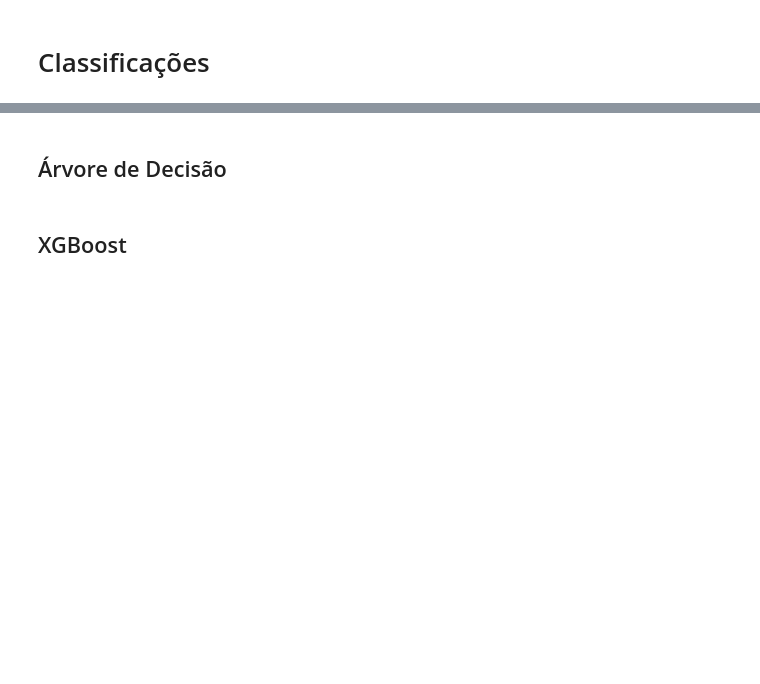
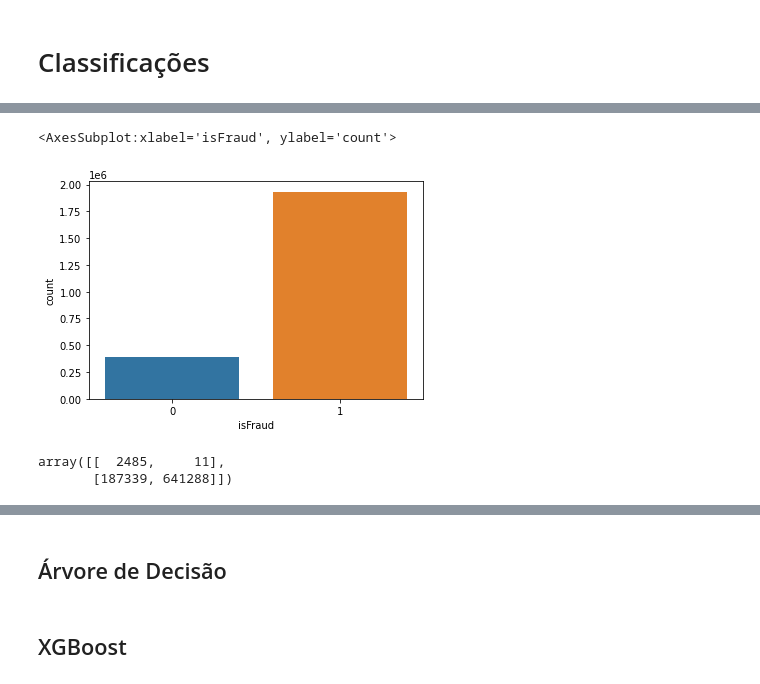
Before and after one commit to phobeiro/TERA-desafio-3, a Jupyter notebook: desafio-3-2.ipynb, the cells around one changed output, grey strips where cells are left out. Drawn from its saved outputs; the diff is of its cells as text; code cells hidden in the pictures; blank space fills up the shorter version.

```diff
--- a/desafio-3-2.ipynb
+++ b/desafio-3-2.ipynb
@@ -77,0 +118,5 @@ print(classification_report(y_teste, y_regPredicao, target_names=['Fraude', 'Nao
+# %%
+from imblearn.over_sampling import ADASYN
+
+overSample = ADASYN(random_state=42, sampling_strategy=0.2)
+X_over, y_over = overSample.fit_resample(X_treino, y_treino)
@@ -77,0 +137,19 @@ print(classification_report(y_teste, y_regPredicao, target_names=['Fraude', 'Nao
+# %%
+sns.countplot(y_over['isFraud'])
+# %% [output]
+<AxesSubplot:xlabel='isFraud', ylabel='count'>
+[figure, added]
+# %%
+regPredicaoOver = LogisticRegression(
+    max_iter=100,
+    class_weight='balanced',
+)
+
+regPredicaoOver.fit(X_over, y_over)
+
+y_regPredicaoOver = regPredicaoOver.predict(X_teste)
+
+confusion_matrix(y_teste, y_regPredicaoOver)
+# %% [output]
+array([[  2485,     11],
+       [187339, 641288]])
```
Also changed, not shown: parts of 22 cells of this notebook.
